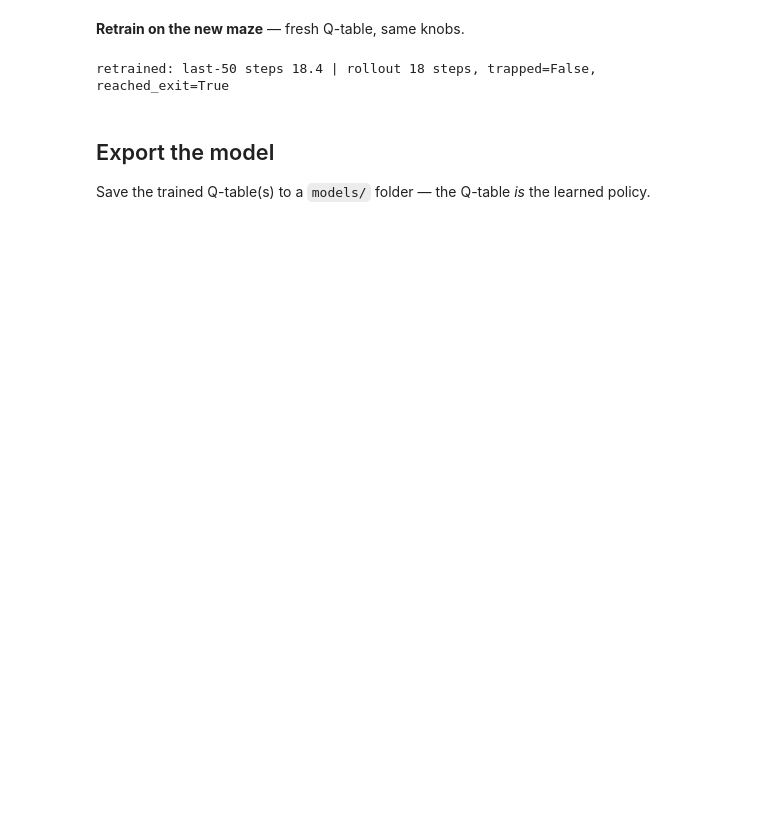
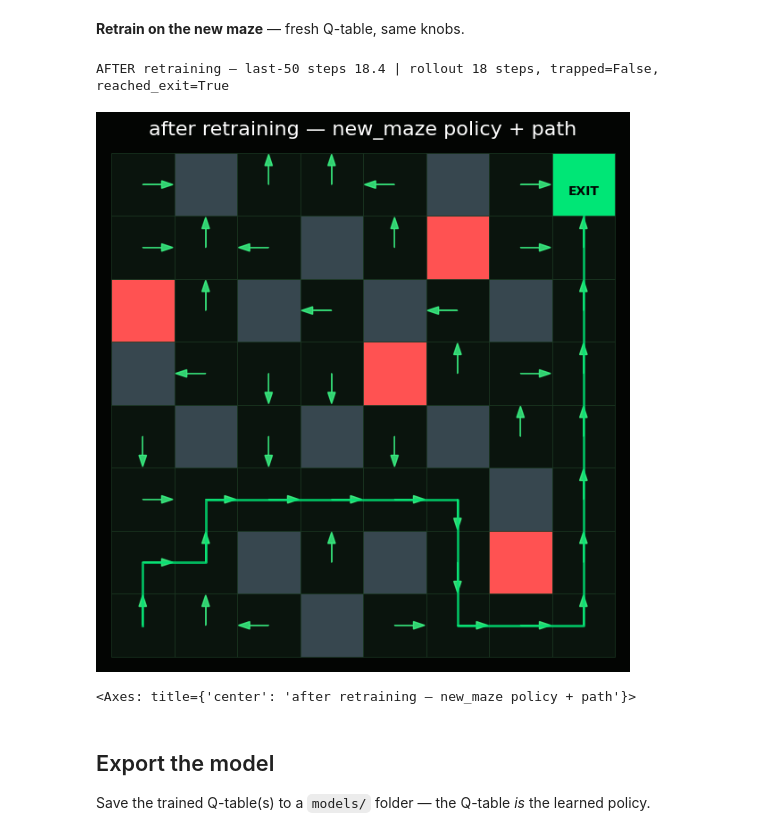
Before and after one commit to Aymen-Falleh/Workshops, a Jupyter notebook: IsitAI/introAI/Labs/lab3/lab3_lost_robot_maze.ipynb, the cells around one changed output. Cells and saved outputs as stored; diff of their text form; code cells hidden in the pictures; blank space fills up the shorter version.

```diff
--- a/IsitAI/introAI/Labs/lab3/lab3_lost_robot_maze.ipynb
+++ b/IsitAI/introAI/Labs/lab3/lab3_lost_robot_maze.ipynb
@@ -498,14 +532,19 @@ OLD policy: 200 steps, trapped=False, reached_exit=False
 # %%
 #@title 6c2. Retrain on new_maze { display-mode: "form" }
 need("train", "ENV", "rollout")
 # fresh Q-table, retrain on the new maze layout
 Q_n = np.zeros((W*W, 4))
 Q_n, hr_n, hs_n = train(Q_n, episodes=800, eps0=0.3, alpha=0.5, gamma=0.95)
-res = rollout(lambda s: int(np.argmax(Q_n[s])))
-print(f"retrained: last-50 steps {np.mean(hs_n[-50:]):.1f} | rollout {res['steps']} steps, "
-      f"trapped={res['trapped']}, reached_exit={res['path'][-1]==EXIT_I}")
+res_after = rollout(lambda s: int(np.argmax(Q_n[s])))
+print(f"AFTER retraining — last-50 steps {np.mean(hs_n[-50:]):.1f} | rollout {res_after['steps']} steps, "
+      f"trapped={res_after['trapped']}, reached_exit={res_after['path'][-1]==EXIT_I}")
+pi_n = np.argmax(Q_n.reshape(8,8,4), axis=2)
+draw_maze(policy=pi_n, path=res_after["path"],
+          title="after retraining — new_maze policy + path")
 # %% [output]
-retrained: last-50 steps 18.4 | rollout 18 steps, trapped=False, reached_exit=True
+AFTER retraining — last-50 steps 18.4 | rollout 18 steps, trapped=False, reached_exit=True
+[figure, added]
+<Axes: title={'center': 'after retraining — new_maze policy + path'}>
 # %% [markdown]
 ## Export the model
 
```
Also changed, not shown: parts of 7 cells of this notebook, 1 other file.
